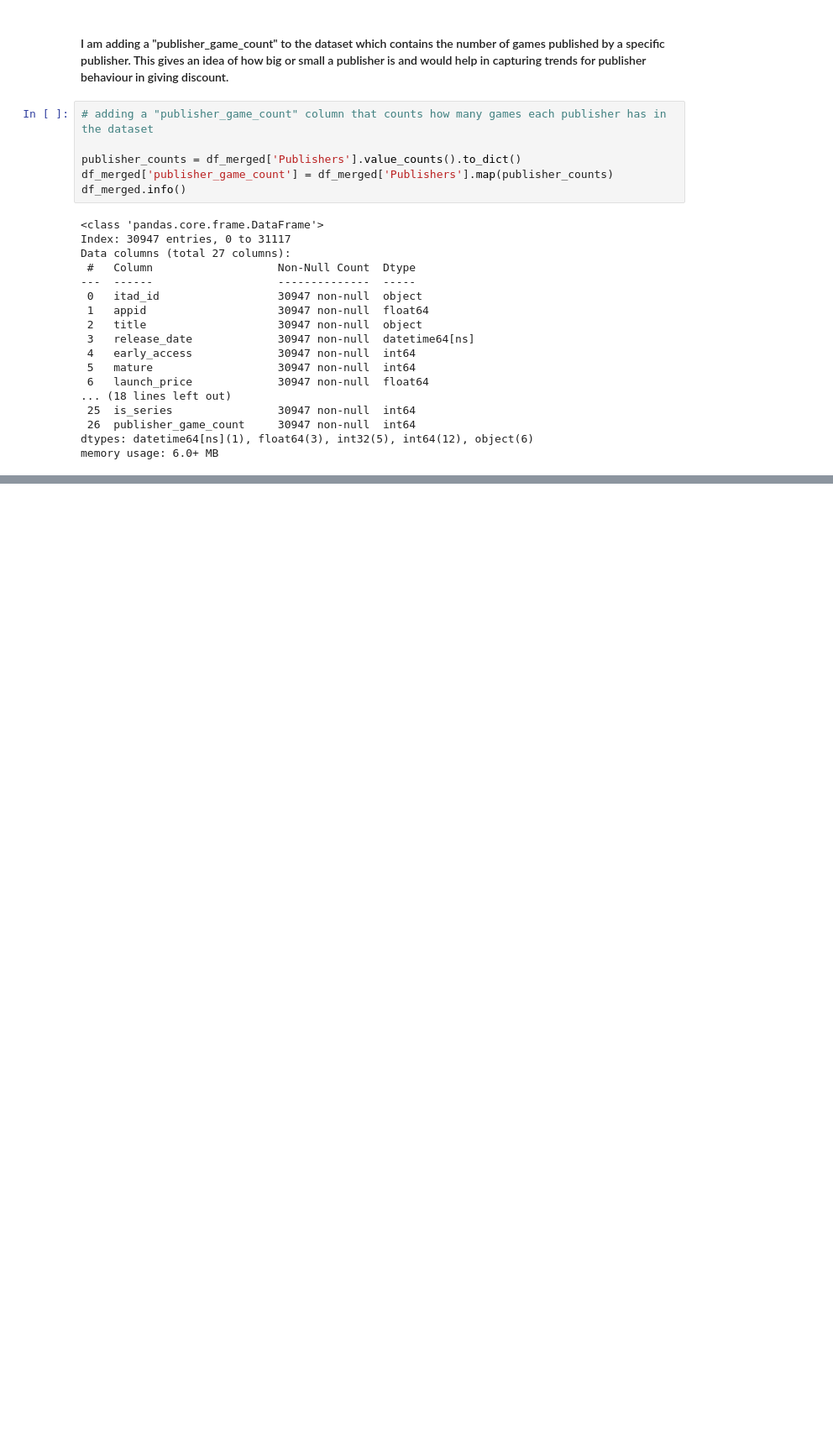
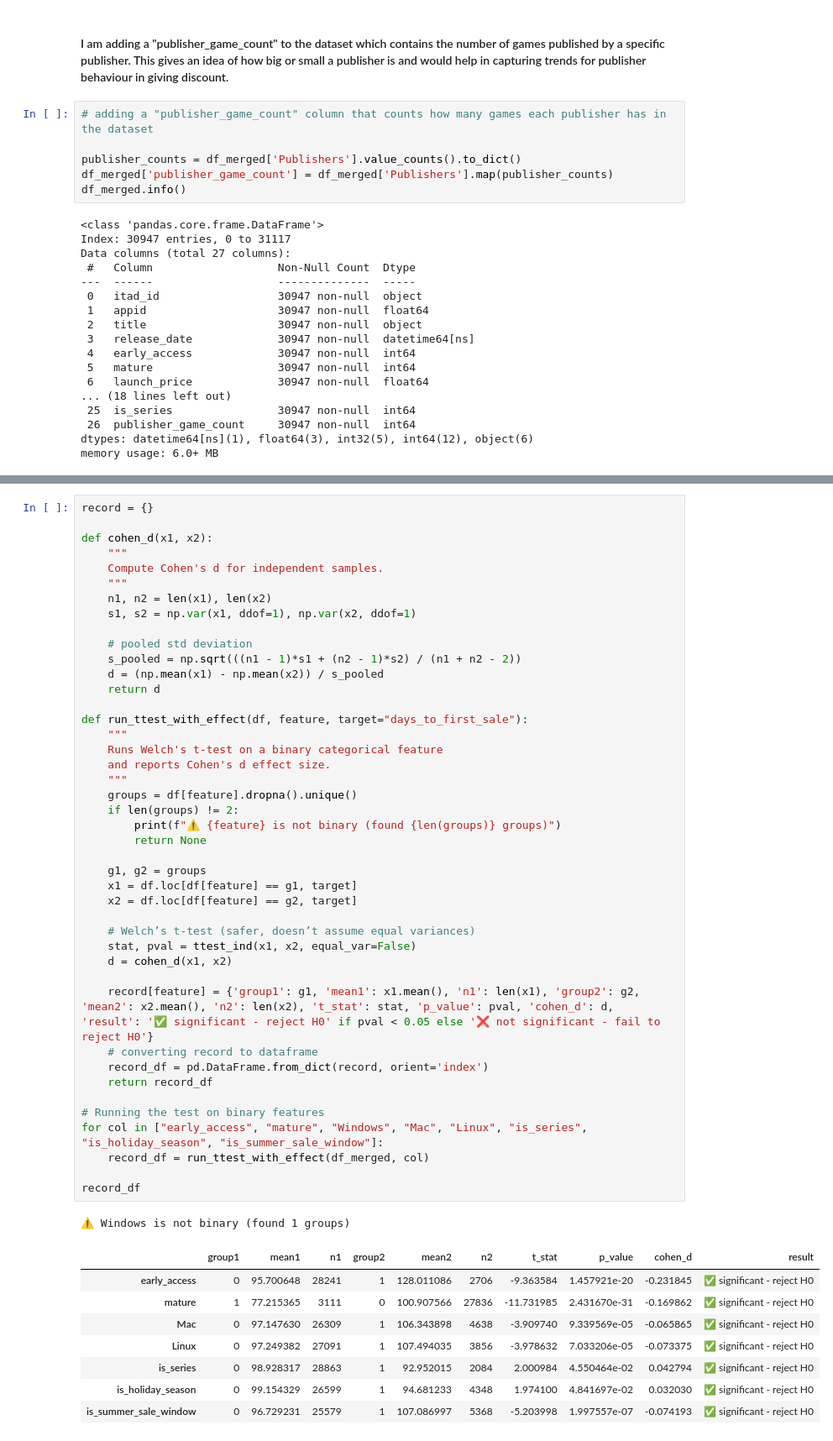
Before and after one commit to faraz1272/steam-discount-forecast, a Jupyter notebook: notebooks/model_building_experimentation.ipynb, the cells around one changed output, grey strips where cells are left out. Shown at 84% size. Saved outputs shown, nothing was run; the diff lists cells and outputs as text; blank space fills up the shorter version.

```diff
--- a/notebooks/model_building_experimentation.ipynb
+++ b/notebooks/model_building_experimentation.ipynb
@@ -855,0 +911,53 @@ memory usage: 6.0+ MB
+# %%
+record = {}
+
+def cohen_d(x1, x2):
+    """
+    Compute Cohen's d for independent samples.
+    """
+    n1, n2 = len(x1), len(x2)
+    s1, s2 = np.var(x1, ddof=1), np.var(x2, ddof=1)
+
+    # pooled std deviation
+    s_pooled = np.sqrt(((n1 - 1)*s1 + (n2 - 1)*s2) / (n1 + n2 - 2))
+    d = (np.mean(x1) - np.mean(x2)) / s_pooled
+    return d
+
+def run_ttest_with_effect(df, feature, target="days_to_first_sale"):
+    """
+    Runs Welch's t-test on a binary categorical feature
+    and reports Cohen's d effect size.
+    """
+    groups = df[feature].dropna().unique()
+    if len(groups) != 2:
+        print(f"⚠️ {feature} is not binary (found {len(groups)} groups)")
+        return None
+
+    g1, g2 = groups
+    x1 = df.loc[df[feature] == g1, target]
+    x2 = df.loc[df[feature] == g2, target]
+
+    # Welch’s t-test (safer, doesn’t assume equal variances)
+    stat, pval = ttest_ind(x1, x2, equal_var=False)
+    d = cohen_d(x1, x2)
+
+    record[feature] = {'group1': g1, 'mean1': x1.mean(), 'n1': len(x1), 'group2': g2, 'mean2': x2.mean(), 'n2': len(x2), 't_stat': stat, 'p_value': pval, 'cohen_d': d, 'result': '✅ significant - reject H0' if pval < 0.05 else '❌ not significant - fail to reject H0'}
+    # converting record to dataframe
+    record_df = pd.DataFrame.from_dict(record, orient='index')
+    return record_df
+
+# Running the test on binary features
+for col in ["early_access", "mature", "Windows", "Mac", "Linux", "is_series", "is_holiday_season", "is_summer_sale_window"]:
+    record_df = run_ttest_with_effect(df_merged, col)
+
+record_df
+# %% [output]
+⚠️ Windows is not binary (found 1 groups)
+|  | group1 | mean1 | n1 | group2 | mean2 | n2 | t_stat | p_value | cohen_d | result |
+| early_access | 0 | 95.700648 | 28241 | 1 | 128.011086 | 2706 | -9.363584 | 1.457921e-20 | -0.231845 | ✅ significant - reject H0 |
+| mature | 1 | 77.215365 | 3111 | 0 | 100.907566 | 27836 | -11.731985 | 2.431670e-31 | -0.169862 | ✅ significant - reject H0 |
+| Mac | 0 | 97.147630 | 26309 | 1 | 106.343898 | 4638 | -3.909740 | 9.339569e-05 | -0.065865 | ✅ significant - reject H0 |
+| Linux | 0 | 97.249382 | 27091 | 1 | 107.494035 | 3856 | -3.978632 | 7.033206e-05 | -0.073375 | ✅ significant - reject H0 |
+| is_series | 0 | 98.928317 | 28863 | 1 | 92.952015 | 2084 | 2.000984 | 4.550464e-02 | 0.042794 | ✅ significant - reject H0 |
+| is_holiday_season | 0 | 99.154329 | 26599 | 1 | 94.681233 | 4348 | 1.974100 | 4.841697e-02 | 0.032030 | ✅ significant - reject H0 |
+| is_summer_sale_window | 0 | 96.729231 | 25579 | 1 | 107.086997 | 5368 | -5.203998 | 1.997557e-07 | -0.074193 | ✅ significant - reject H0 |
```
Also changed, not shown: parts of 10 cells of this notebook.
